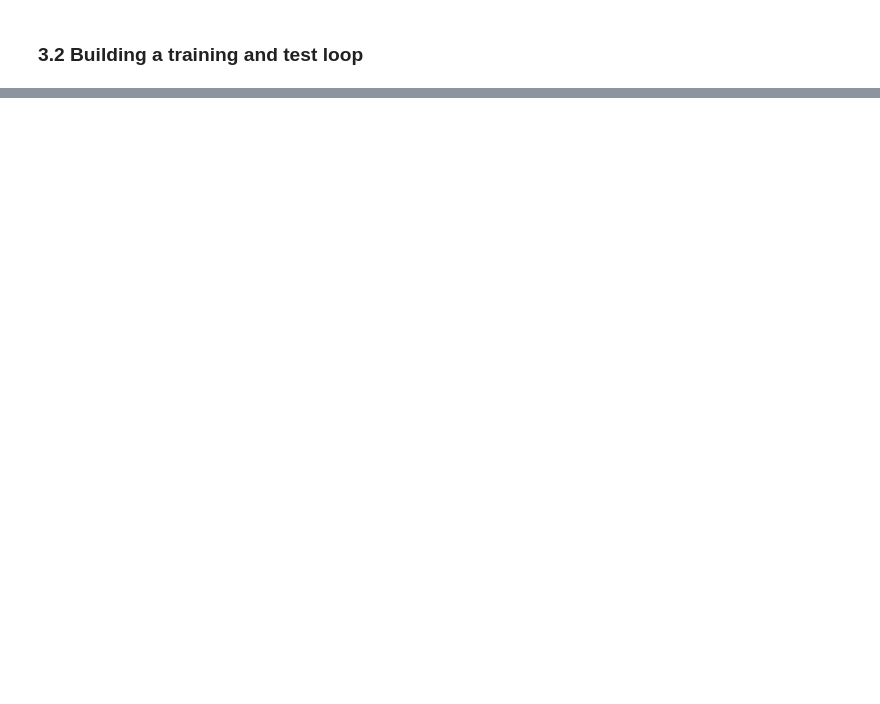
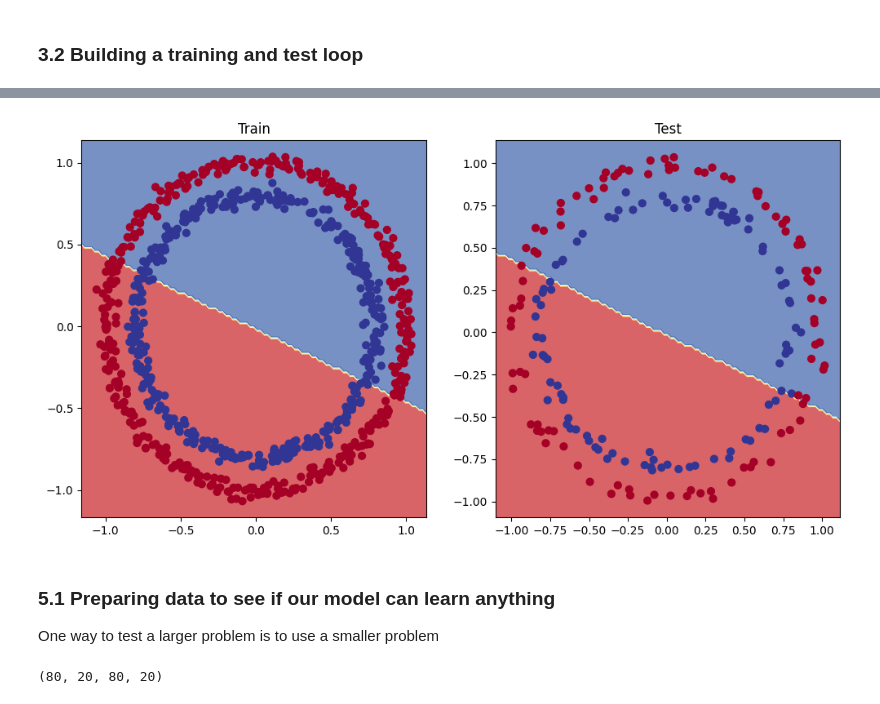
Before and after one commit to AeroEng16/machine-learning-with-python-logistic-regression-3211129, a Jupyter notebook: 02_nnclassification.ipynb, the cells around one changed output, grey strips where cells are left out. Saved outputs shown, nothing was run; the diff lists cells and outputs as text; code cells hidden in the pictures; blank space fills up the shorter version.

```diff
--- a/02_nnclassification.ipynb
+++ b/02_nnclassification.ipynb
@@ -357,0 +410,12 @@ Epoch: 990, Loss: 0.69298, Acc: 51.00, Test Loss: 0.69468, Test Acc: 46.00
+# %%
+class circleModelV1(nn.Module):
+  def __init__(self):
+    super().__init__()
+    self.layer_1 = nn.Linear(in_features = 2, out_features = 10)
+    self.layer_2 = nn.Linear(in_features = 10, out_features = 10)
+    self.layer_3 = nn.Linear(in_features = 10, out_features = 1)
+  def forward(self,x):
+    return self.layer_3(self.layer_2(self.layer_1(x)))  #this way of writing operations rather than line by line leverages speed ups where possible behind the scenes
+
+model_1 = circleModelV1().to(device)
+model_1
@@ -357,0 +428,9 @@ Epoch: 990, Loss: 0.69298, Acc: 51.00, Test Loss: 0.69468, Test Acc: 46.00
+# %%
+# Create a loss function
+
+loss_fn = nn.BCEWithLogitsLoss() # BCEWithLogitsLoss has sigmoid activiation function built in
+
+# Create an optimiser
+
+optimizer_1= torch.optim.SGD(params = model_1.parameters(),
+                           lr = 0.1)
@@ -357,0 +493,42 @@ Epoch: 990, Loss: 0.69298, Acc: 51.00, Test Loss: 0.69468, Test Acc: 46.00
+# %%
+# Plot decision boundary
+
+# Plot decision boundary of the model
+
+plt.figure(figsize=(12,6))
+plt.subplot(1,2,1)
+plt.title("Train")
+plot_decision_boundary(model_1,X_train,Y_train)
+plt.subplot(1,2,2)
+plt.title("Test")
+plot_decision_boundary(model_1,X_test,Y_test)
+# %% [output]
+[figure, added]
+# %% [markdown]
+### 5.1 Preparing data to see if our model can learn anything
+
+One way to test a larger problem is to use a smaller problem
+# %%
+# Create some data (linear data)
+
+weight = 0.7
+bias = 0.3
+start = 0
+end = 1
+step = 0.01
+#Create data
+X_regression = torch.arange(start,end,step).unsqueeze(dim=1)
+Y_regression = weight*X_regression+bias
+
+#Split data into training and test sets
+
+from sklearn.model_selection import train_test_split
+
+X_train_regression,X_test_regression,Y_train_regression,Y_test_regression=train_test_split(X_regression,
+                                               Y_regression,
+                                               test_size = 0.2,     #20% for test data and 80% for train split
+                                               random_state = 42)
+
+len(X_train_regression),len(X_test_regression),len(Y_train_regression),len(Y_test_regression)
+# %% [output]
+(80, 20, 80, 20)
```
Also changed, not shown: parts of 48 cells of this notebook.
